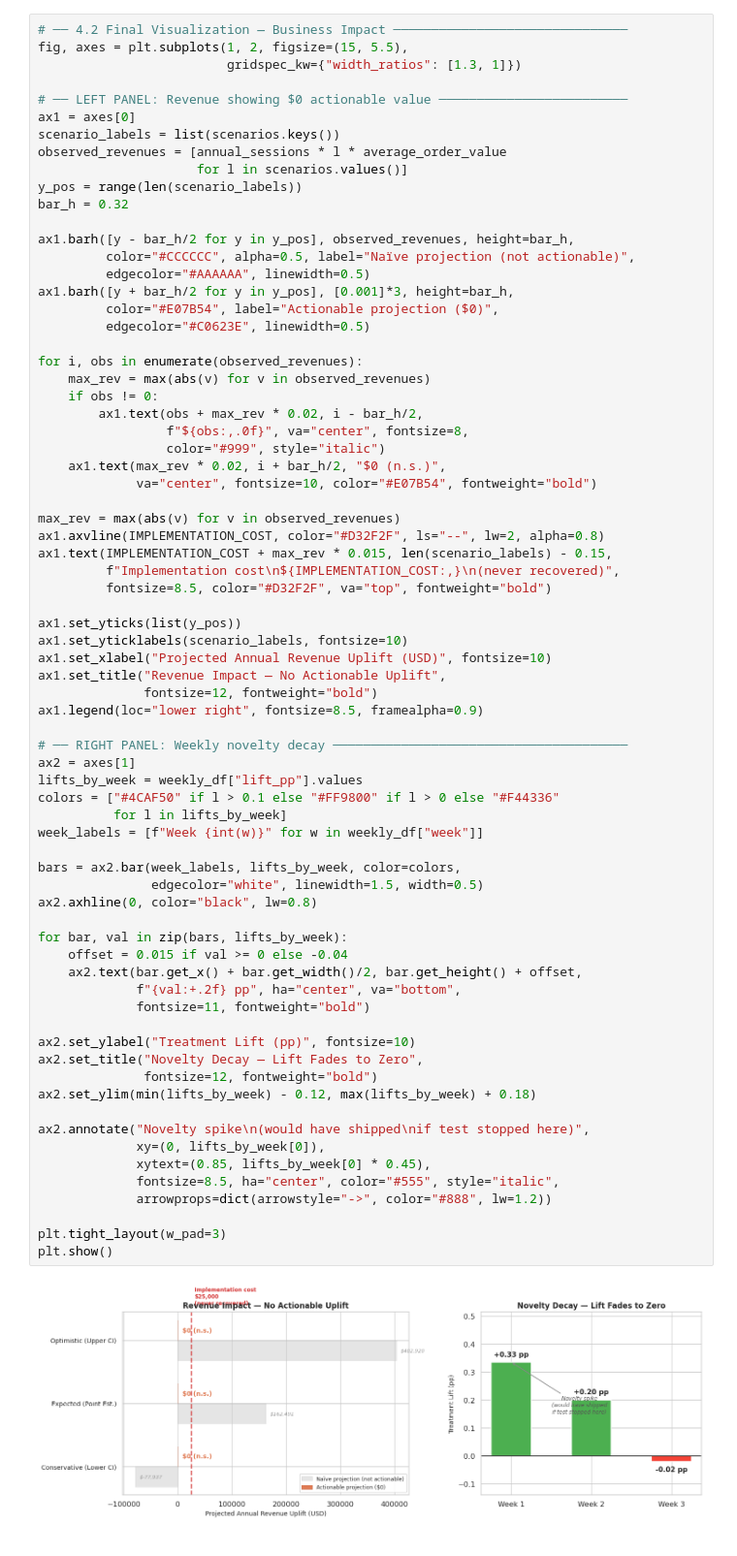
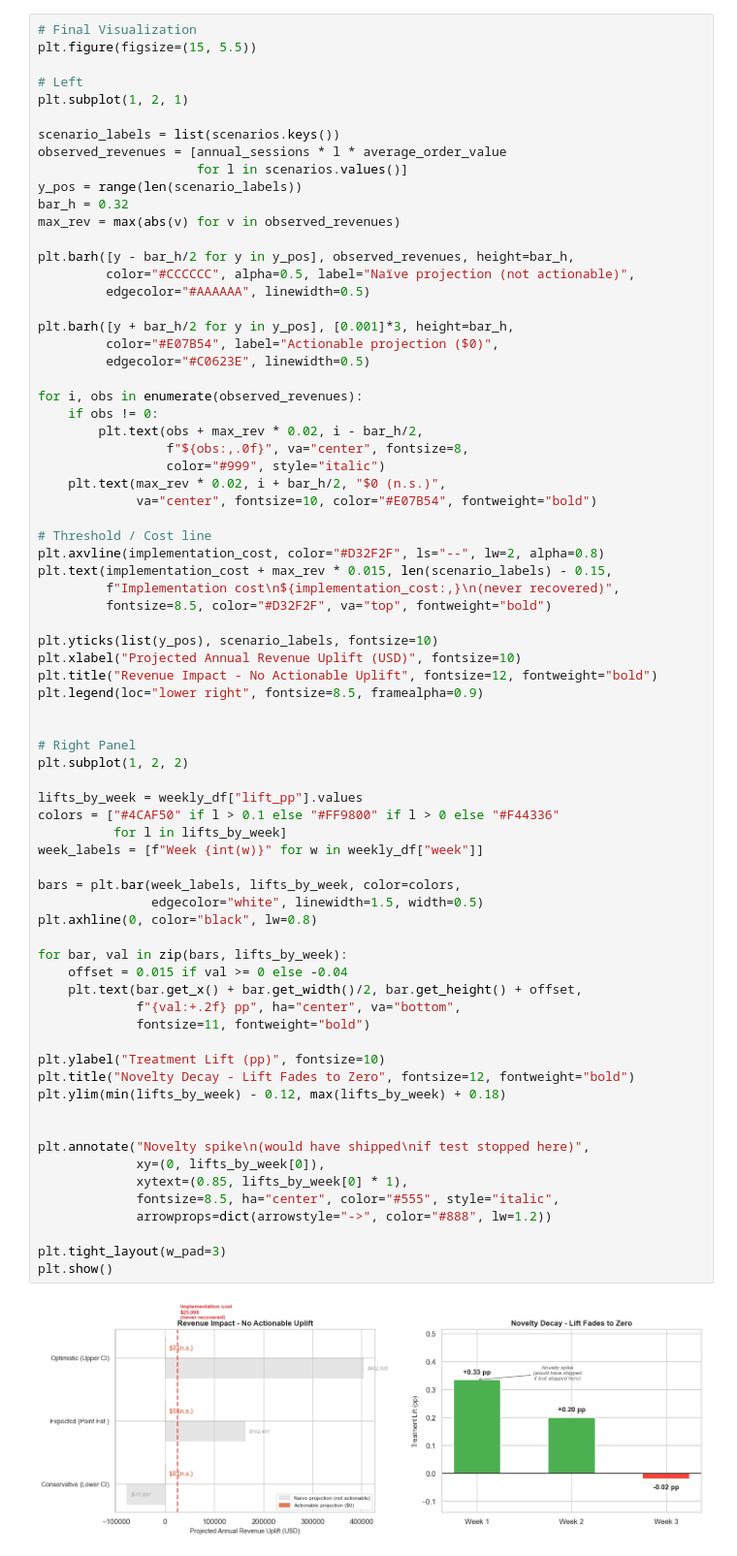
Before and after one commit to jmarbis1703/ab-test-checkout-redesign, a Jupyter notebook: notebooks/ab_test_checkout_novelty_effect.ipynb, the cells around one changed output. Shown at 97% size. Cells and saved outputs as stored; diff of their text form.

```diff
--- a/notebooks/ab_test_checkout_novelty_effect.ipynb
+++ b/notebooks/ab_test_checkout_novelty_effect.ipynb
@@ -816,75 +1004,76 @@ The dual-panel chart below tells the complete story in a single image — design
 # %%
-# ── 4.2 Final Visualization — Business Impact ───────────────────────────────
-fig, axes = plt.subplots(1, 2, figsize=(15, 5.5),
-                         gridspec_kw={"width_ratios": [1.3, 1]})
+# Final Visualization
+plt.figure(figsize=(15, 5.5))
 
-# ── LEFT PANEL: Revenue showing $0 actionable value ─────────────────────────
-ax1 = axes[0]
+# Left
+plt.subplot(1, 2, 1)
+
 scenario_labels = list(scenarios.keys())
 observed_revenues = [annual_sessions * l * average_order_value
                      for l in scenarios.values()]
 y_pos = range(len(scenario_labels))
 bar_h = 0.32
+max_rev = max(abs(v) for v in observed_revenues)
 
-ax1.barh([y - bar_h/2 for y in y_pos], observed_revenues, height=bar_h,
+plt.barh([y - bar_h/2 for y in y_pos], observed_revenues, height=bar_h,
          color="#CCCCCC", alpha=0.5, label="Naïve projection (not actionable)",
          edgecolor="#AAAAAA", linewidth=0.5)
-ax1.barh([y + bar_h/2 for y in y_pos], [0.001]*3, height=bar_h,
+
+plt.barh([y + bar_h/2 for y in y_pos], [0.001]*3, height=bar_h,
          color="#E07B54", label="Actionable projection ($0)",
          edgecolor="#C0623E", linewidth=0.5)
 
 for i, obs in enumerate(observed_revenues):
-    max_rev = max(abs(v) for v in observed_revenues)
     if obs != 0:
-        ax1.text(obs + max_rev * 0.02, i - bar_h/2,
+        plt.text(obs + max_rev * 0.02, i - bar_h/2,
                  f"${obs:,.0f}", va="center", fontsize=8,
                  color="#999", style="italic")
-    ax1.text(max_rev * 0.02, i + bar_h/2, "$0 (n.s.)",
+    plt.text(max_rev * 0.02, i + bar_h/2, "$0 (n.s.)",
              va="center", fontsize=10, color="#E07B54", fontweight="bold")
 
-max_rev = max(abs(v) for v in observed_revenues)
-ax1.axvline(IMPLEMENTATION_COST, color="#D32F2F", ls="--", lw=2, alpha=0.8)
-ax1.text(IMPLEMENTATION_COST + max_rev * 0.015, len(scenario_labels) - 0.15,
-         f"Implementation cost\n${IMPLEMENTATION_COST:,}\n(never recovered)",
+# Threshold / Cost line
+plt.axvline(implementation_cost, color="#D32F2F", ls="--", lw=2, alpha=0.8)
+plt.text(implementation_cost + max_rev * 0.015, len(scenario_labels) - 0.15,
+         f"Implementation cost\n${implementation_cost:,}\n(never recovered)",
          fontsize=8.5, color="#D32F2F", va="top", fontweight="bold")
 
-ax1.set_yticks(list(y_pos))
-ax1.set_yticklabels(scenario_labels, fontsize=10)
-ax1.set_xlabel("Projected Annual Revenue Uplift (USD)", fontsize=10)
-ax1.set_title("Revenue Impact — No Actionable Uplift",
-              fontsize=12, fontweight="bold")
-ax1.legend(loc="lower right", fontsize=8.5, framealpha=0.9)
+plt.yticks(list(y_pos), scenario_labels, fontsize=10)
+plt.xlabel("Projected Annual Revenue Uplift (USD)", fontsize=10)
+plt.title("Revenue Impact - No Actionable Uplift", fontsize=12, fontweight="bold")
+plt.legend(loc="lower right", fontsize=8.5, framealpha=0.9)
 
-# ── RIGHT PANEL: Weekly novelty decay ───────────────────────────────────────
-ax2 = axes[1]
+
+# Right Panel
+plt.subplot(1, 2, 2)
+
 lifts_by_week = weekly_df["lift_pp"].values
 colors = ["#4CAF50" if l > 0.1 else "#FF9800" if l > 0 else "#F44336"
           for l in lifts_by_week]
 week_labels = [f"Week {int(w)}" for w in weekly_df["week"]]
 
-bars = ax2.bar(week_labels, lifts_by_week, color=colors,
+bars = plt.bar(week_labels, lifts_by_week, color=colors,
                edgecolor="white", linewidth=1.5, width=0.5)
-ax2.axhline(0, color="black", lw=0.8)
+plt.axhline(0, color="black", lw=0.8)
 
 for bar, val in zip(bars, lifts_by_week):
     offset = 0.015 if val >= 0 else -0.04
-    ax2.text(bar.get_x() + bar.get_width()/2, bar.get_height() + offset,
+    plt.text(bar.get_x() + bar.get_width()/2, bar.get_height() + offset,
              f"{val:+.2f} pp", ha="center", va="bottom",
              fontsize=11, fontweight="bold")
 
-ax2.set_ylabel("Treatment Lift (pp)", fontsize=10)
-ax2.set_title("Novelty Decay — Lift Fades to Zero",
-              fontsize=12, fontweight="bold")
-ax2.set_ylim(min(lifts_by_week) - 0.12, max(lifts_by_week) + 0.18)
+plt.ylabel("Treatment Lift (pp)", fontsize=10)
+plt.title("Novelty Decay - Lift Fades to Zero", fontsize=12, fontweight="bold")
+plt.ylim(min(lifts_by_week) - 0.12, max(lifts_by_week) + 0.18)
 
-ax2.annotate("Novelty spike\n(would have shipped\nif test stopped here)",
+
+plt.annotate("Novelty spike\n(would have shipped\nif test stopped here)",
              xy=(0, lifts_by_week[0]),
-             xytext=(0.85, lifts_by_week[0] * 0.45),
+             xytext=(0.85, lifts_by_week[0] * 1),
              fontsize=8.5, ha="center", color="#555", style="italic",
              arrowprops=dict(arrowstyle="->", color="#888", lw=1.2))
 
 plt.tight_layout(w_pad=3)
 plt.show()
 # %% [output]
-[figure, old version]
+[figure, new version]
 # %% [markdown]
```
Also changed, not shown: parts of 47 cells of this notebook, 6 other files.
